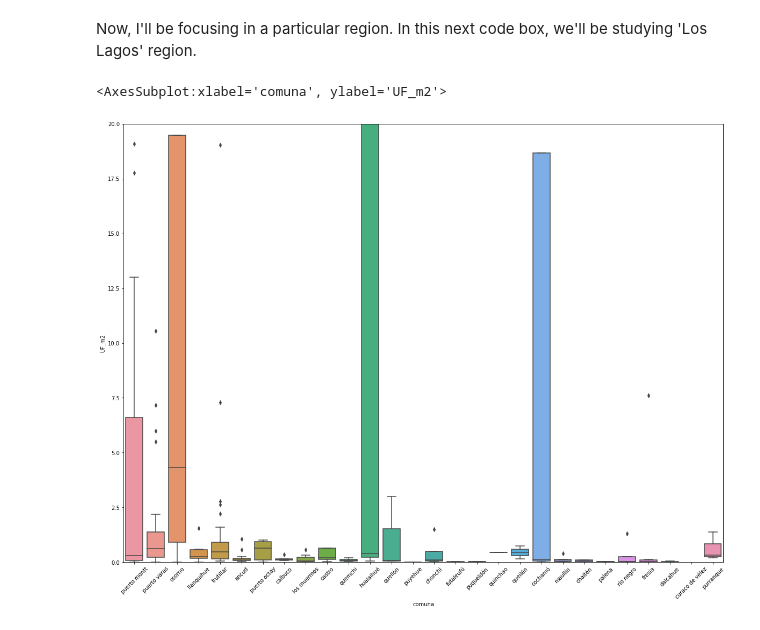
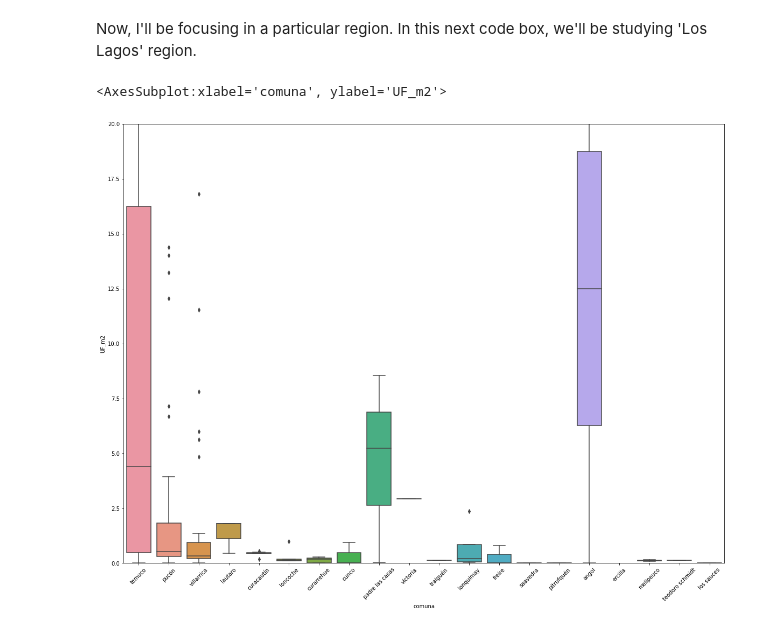
Before and after one commit to alonsoU/WallAlley, a Jupyter notebook: new_project/analysis_first.ipynb, the cells around one changed output. Cells and saved outputs as stored; diff of their text form; code cells hidden in the pictures.

```diff
--- a/new_project/analysis_first.ipynb
+++ b/new_project/analysis_first.ipynb
@@ -69,16 +84,16 @@ Now, I'll be focusing in a particular region. In this next code box, we'll be st
 # %%
 # Only 'ventas' or sells, merge with communes dataset to identify regions. In the third row next, propperties of interest are displayed.
 comm_merge = df.merge(comm_df)
-sells_mask = np.all([comm_merge["región"]=="los lagos", \
+sells_mask = np.all([comm_merge["región"]=="la araucanía", \
     np.any([comm_merge["propiedad"]=="terrenos",comm_merge["propiedad"]=="terrenos"], axis=0)], \
         axis=0)
 
 fig, ax = plt.subplots(1 , figsize=(20,15))
 ax.tick_params(axis='x', rotation=45)
 ax.set_ylim([0,20])
 
-loslagos = comm_merge.loc[sells_mask, :]
-sb.boxplot(data=loslagos, x="comuna", y="UF_m2", ax=ax)
+region = comm_merge.loc[sells_mask, :]
+sb.boxplot(data=region, x="comuna", y="UF_m2", ax=ax)
 # %% [output]
 <AxesSubplot:xlabel='comuna', ylabel='UF_m2'>
-[figure, old version]
+[figure, new version]
```
Also changed, not shown: parts of 7 cells of this notebook.
